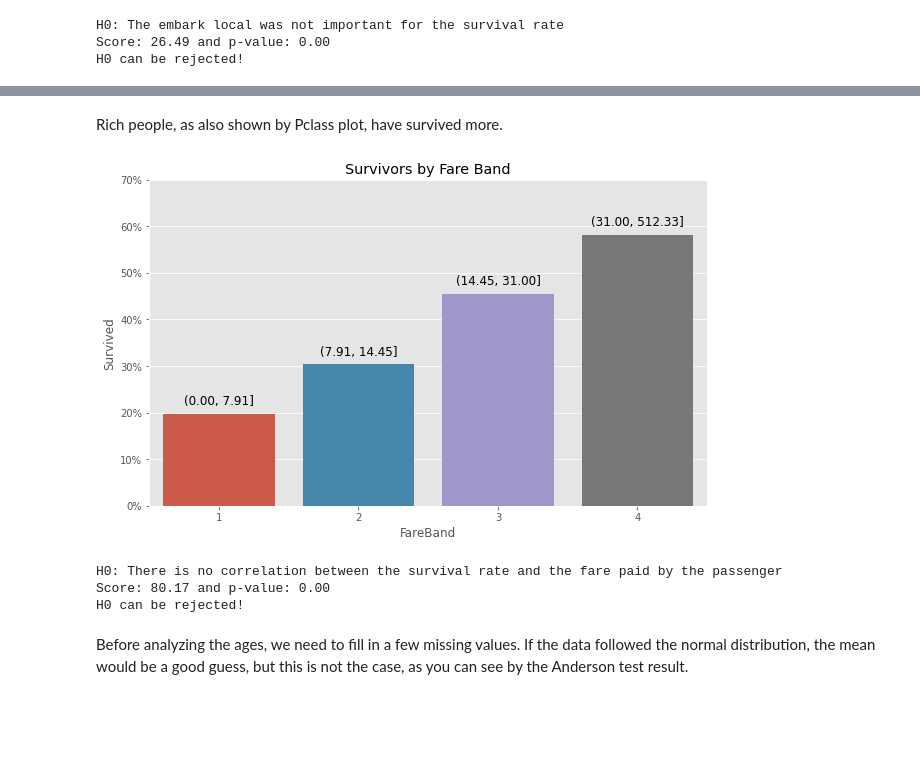
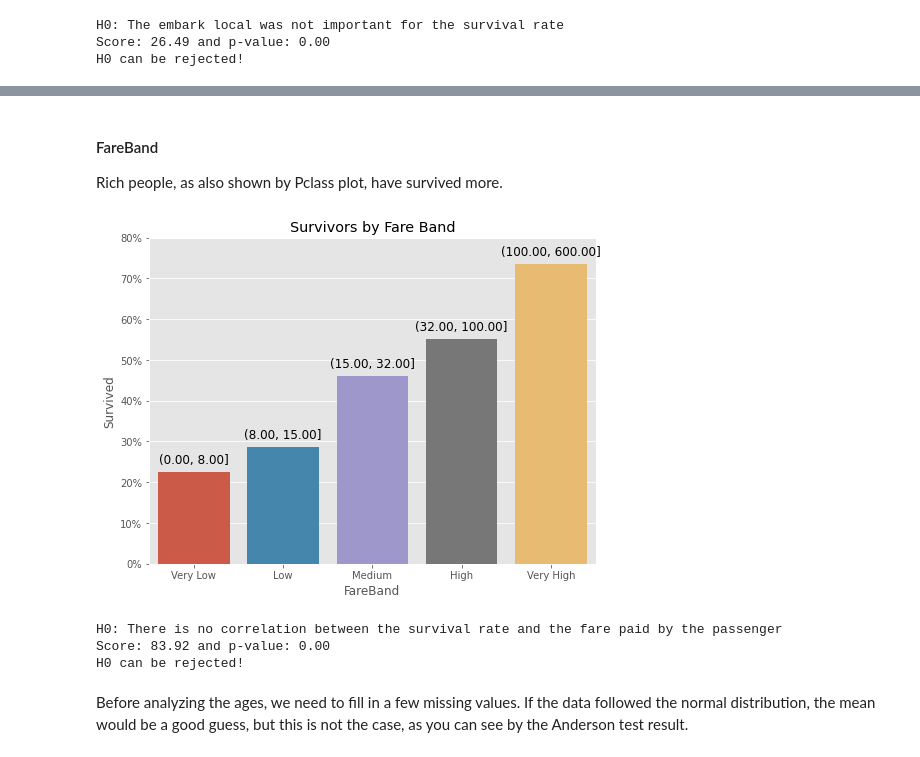
Before and after one commit to Schots/mlops_project, a Jupyter notebook: notebooks/00-maike-eda.ipynb, the cells around one changed output, grey strips where cells are left out. Cells and saved outputs as stored; diff of their text form; code cells hidden in the pictures; blank space fills up the shorter version.

```diff
--- a/notebooks/00-maike-eda.ipynb
+++ b/notebooks/00-maike-eda.ipynb
@@ -1,6 +1,9 @@
 # %%
-%load_ext autoreload
-%autoreload 2
+if '__IPYTHON__' in globals():
+    from IPython import get_ipython
+    ipython = get_ipython()
+    ipython.magic('load_ext autoreload')
+    ipython.magic('autoreload 2')
 
 import numpy as np
 import pandas as pd
@@ -16,6 +19,6 @@ from sklearn.impute import KNNImputer
 from sklearn.preprocessing import OrdinalEncoder
 
 plt.style.use('ggplot')
-plt.rcParams["figure.figsize"] = (10,6)
+plt.rcParams["figure.figsize"] = (8,6)
 pd.options.display.max_rows = 10
-pd.options.display.max_columns = 6
+pd.options.display.max_columns = 100
@@ -150,0 +179,12 @@ replace_labels(g,'%')
+# %%
+
+df["Deck"] = df["Cabin"].apply(lambda s: s[0] if pd.notnull(s) else 'UNK')
+
+categorical = df[["Sex", "Embarked", "Survived","Deck", "Pclass"]]
+melted_cat_vars = pd.melt(categorical, id_vars=["Survived"],var_name='Category')
+g = sns.FacetGrid(
+        melted_cat_vars, col="Category", sharex=False, sharey=False, col_wrap=2
+    )
+g.map(custom_countplot, "value", "Survived")
+g.set_axis_labels(y_var="Percentage",x_var=" ")
+plt.tight_layout()
@@ -150,0 +195,14 @@ replace_labels(g,'%')
+# %%
+df['FareBand'] = pd.cut(df['Fare'], bins=[0, 8, 15, 32, 100, 600], labels=['Very Low', 'Low', 'Medium', 'High', 'Very High'])
+df['AgeGroup'] = pd.cut(df['Age'], [0,14,24,64, 150], labels=['Children','Youth','Adults','Seniors'])
+
+numerical = df[["FareBand", "AgeGroup", "SibSp", "Parch", "Survived"]]
+
+melted_num_vars = pd.melt(numerical, id_vars=["Survived"],var_name='Category')
+
+g = sns.FacetGrid(
+        melted_num_vars, col="Category", sharex=False, sharey=False, col_wrap=2
+    )
+g.map(custom_countplot, "value", "Survived")
+g.set_axis_labels(y_var="Percentage",x_var=" ")
+plt.tight_layout()
@@ -314,30 +372,30 @@ _ = g.set_title("Fare values histogram")
 # %% [markdown]
+#### FareBand
+
 Rich people, as also shown by Pclass plot, have survived more.
 # %%
 
-df['FareBand'], bins = pd.qcut(df['Fare'], 4, labels=[1, 2, 3, 4], retbins=True)
-surv_fare = df[["Survived", "FareBand"]].groupby("FareBand", as_index=False).mean()
-g = sns.barplot(x=surv_fare["FareBand"], y=surv_fare["Survived"]*100)
-
+g = sns.barplot(x=df["FareBand"], y=df["Survived"]*100, ci=None)
+bins=[0, 8, 15, 32, 100, 600]
 # Plot the FareBand intervals above each bar
 for i, bar in enumerate(g.patches):
     g.annotate(f"({bins[i]:0.2f}, {bins[i+1]:0.2f}]",
                    (bar.get_x() + bar.get_width() / 2,
                     bar.get_height()+1), ha='center', va='center',
                    size=12, xytext=(0, 8),
                    textcoords='offset points')
 g.set_title('Survivors by Fare Band')
 replace_labels(g, '%')
 # %% [output]
-[figure, old version]
+[figure, new version]
 # %%
 
 contingency_table = pd.crosstab(df['FareBand'],df['Survived'])
 chi2, p, _ , _ = chi2_contingency(contingency_table)
-get_test_result(name=r"H0: There is no correlation between the survival rate and the fare paid by the passenger", score=chi2, p_value=p)
+get_test_result(name="H0: There is no correlation between the survival rate and the fare paid by the passenger", score=chi2, p_value=p)
 # %% [output]
 H0: There is no correlation between the survival rate and the fare paid by the passenger
-Score: 80.17 and p-value: 0.00
+Score: 83.92 and p-value: 0.00
 H0 can be rejected!
 # %% [markdown]
 Before analyzing the ages, we need to fill in a few missing values. If the data followed the normal distribution, the mean would be a good guess, but this is not the case, as you can see by the Anderson test result.
```
Also changed, not shown: parts of 36 cells of this notebook, 2 other files.
